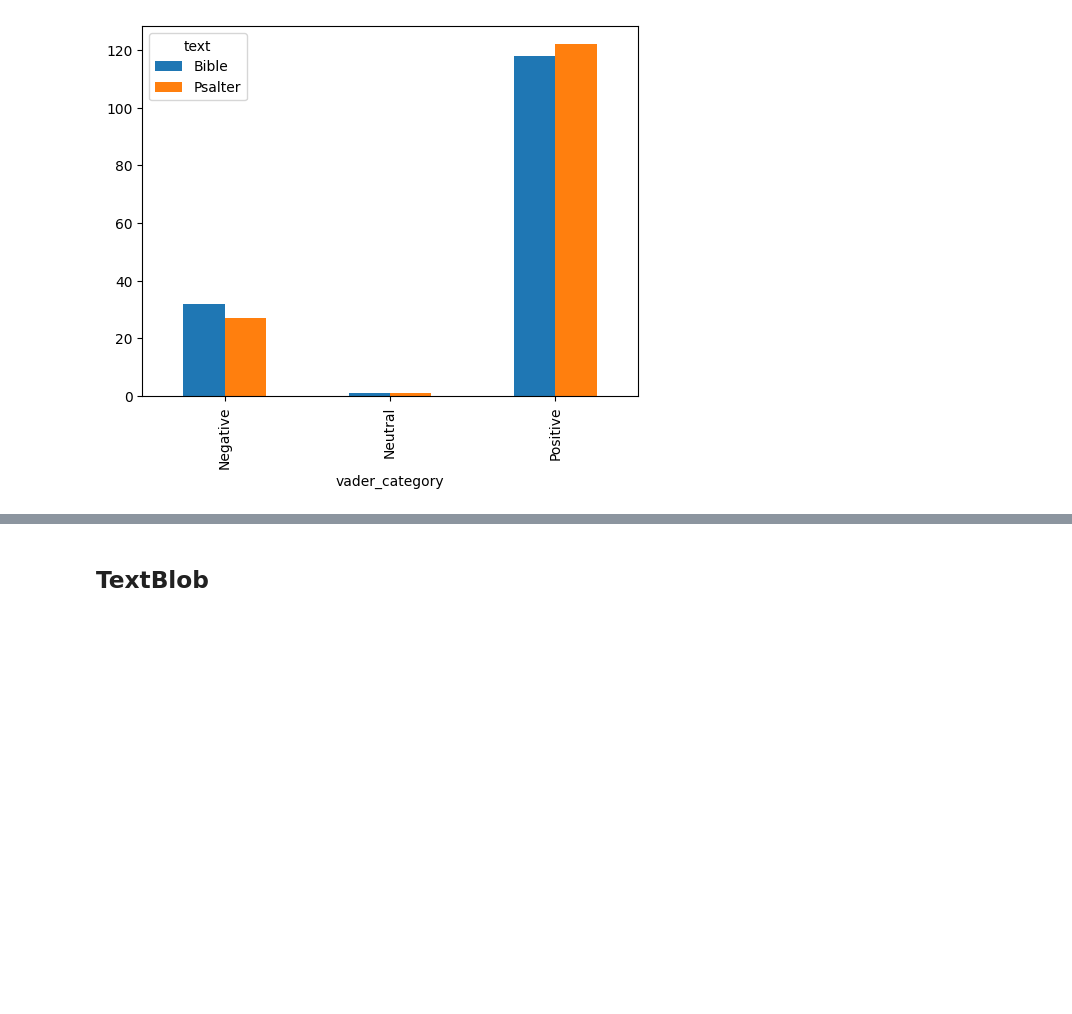
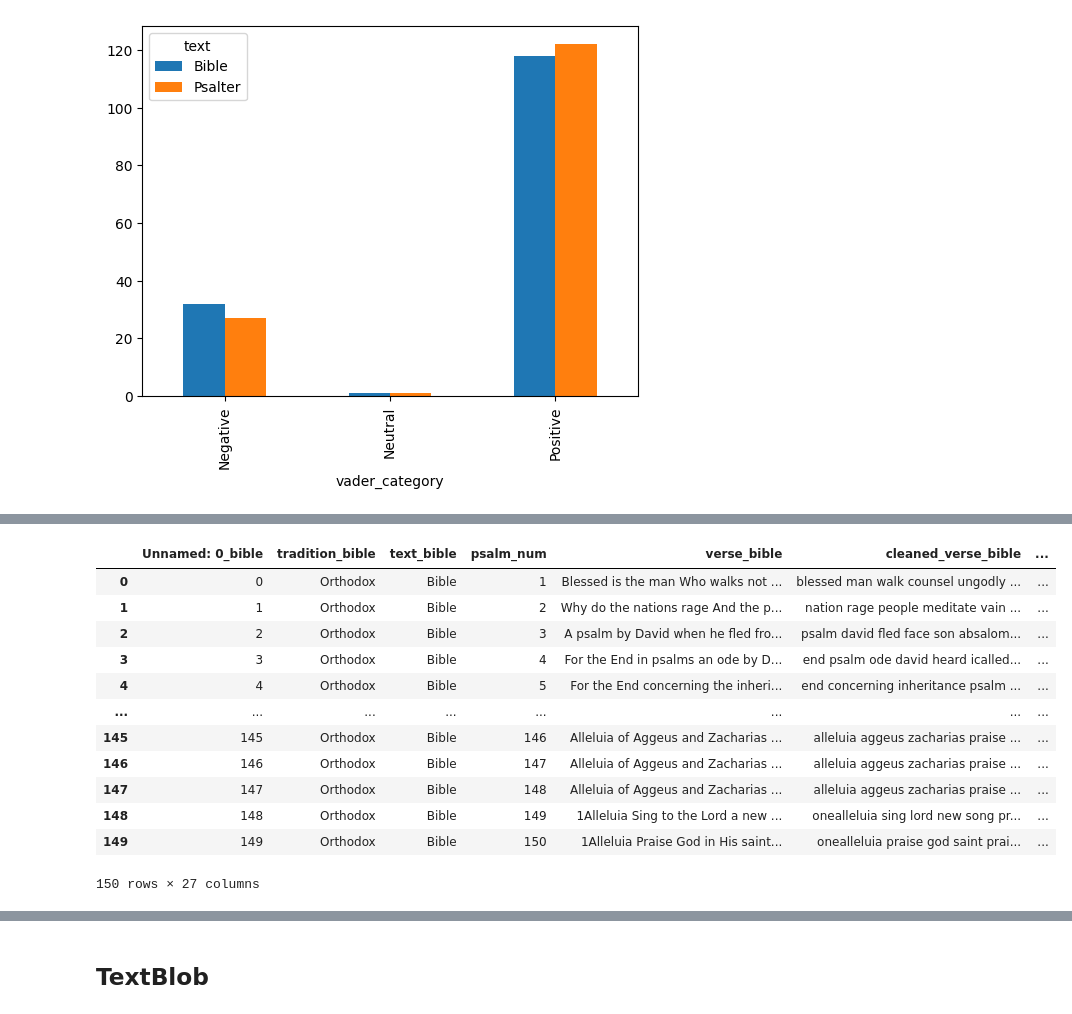
Before and after one commit to cwc09262/psalms-text-comparison, a Jupyter notebook: sentiment_analysis.ipynb, the cells around one changed output, grey strips where cells are left out. Drawn from its saved outputs; the diff is of its cells as text; code cells hidden in the pictures; blank space fills up the shorter version.

```diff
--- a/sentiment_analysis.ipynb
+++ b/sentiment_analysis.ipynb
@@ -322,0 +327,22 @@ pivot
+# %%
+merged = bible.merge(
+    psalter,
+    on=['psalm_num'],
+    suffixes=('_bible', '_psalter')
+)
+
+merged
+# %% [output]
+|  | Unnamed: 0_bible | tradition_bible | text_bible | psalm_num | verse_bible | cleaned_verse_bible | ... |
+| 0 | 0 | Orthodox | Bible | 1 | Blessed is the man Who walks not ... | blessed man walk counsel ungodly ... | ... |
+| 1 | 1 | Orthodox | Bible | 2 | Why do the nations rage And the p... | nation rage people meditate vain ... | ... |
+| 2 | 2 | Orthodox | Bible | 3 | A psalm by David when he fled fro... | psalm david fled face son absalom... | ... |
+| 3 | 3 | Orthodox | Bible | 4 | For the End in psalms an ode by D... | end psalm ode david heard icalled... | ... |
+| 4 | 4 | Orthodox | Bible | 5 | For the End concerning the inheri... | end concerning inheritance psalm ... | ... |
+| ... | ... | ... | ... | ... | ... | ... | ... |
+| 145 | 145 | Orthodox | Bible | 146 | Alleluia of Aggeus and Zacharias ... | alleluia aggeus zacharias praise ... | ... |
+| 146 | 146 | Orthodox | Bible | 147 | Alleluia of Aggeus and Zacharias ... | alleluia aggeus zacharias praise ... | ... |
+| 147 | 147 | Orthodox | Bible | 148 | Alleluia of Aggeus and Zacharias ... | alleluia aggeus zacharias praise ... | ... |
+| 148 | 148 | Orthodox | Bible | 149 | 1Alleluia Sing to the Lord a new ... | onealleluia sing lord new song pr... | ... |
+| 149 | 149 | Orthodox | Bible | 150 | 1Alleluia Praise God in His saint... | onealleluia praise god saint prai... | ... |
+150 rows × 27 columns
```
Also changed, not shown: parts of 11 cells of this notebook.
